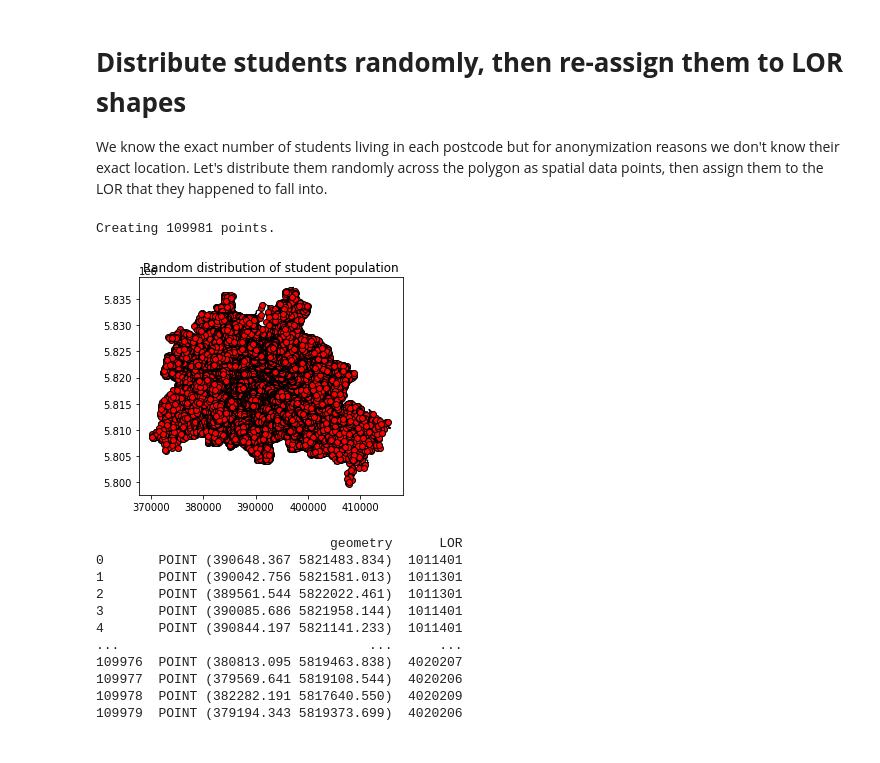
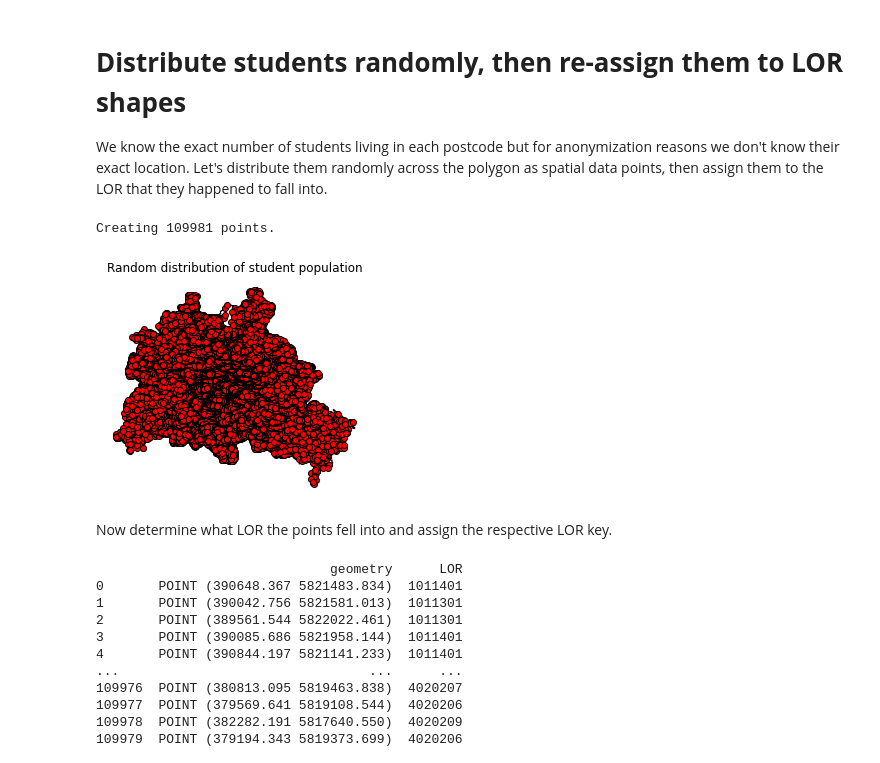
Before and after one commit to anwu-git/berlin-student-residence, a Jupyter notebook: berlin-student-residence.ipynb, the cells around one changed output. Cells and saved outputs as stored; diff of their text form; code cells hidden in the pictures.

```diff
--- a/berlin-student-residence.ipynb
+++ b/berlin-student-residence.ipynb
@@ -109,6 +111,7 @@ Datum: European Terrestrial Reference System 1989
 - Prime Meridian: Greenwich
 # %%
 #plotting the shapefile
+plt.rcParams['axes.labelsize'] = 16
 LOR.plot(edgecolor="white", linewidth=.5, figsize=(8,8))
 plt.title("Map of Berlin LOR shapefiles");
 plt.tight_layout()
@@ -342,34 +351,37 @@ random.seed(1337)
 def random_points_in_polygon(number, polygon):
     points = []
     min_x, min_y, max_x, max_y = polygon.bounds
     i= 0
     while i < number:
         point = Point(random.uniform(min_x, max_x), random.uniform(min_y, max_y))
         if polygon.contains(point):
             points.append(point)
             i += 1
     return points  # returns list of shapely point
 
 #go through each PLZ, get random points equal to 10% of the student population, create a list of them
 studpop_points = []
 for i in range(len(PLZ)):
     studpop_points_i = random_points_in_polygon(PLZ.iloc[i].students, PLZ.iloc[i].geometry)
     # / 10
     studpop_points = studpop_points + studpop_points_i
 
 print("Creating " + str(len(studpop_points)) + " points.")
 
 #now plot our points
 f, ax = plt.subplots(1)
 df1 = PLZ.geometry
 studpop_geo = gpd.GeoSeries((studpop_points),crs=crs)
 df1.plot(ax=ax, facecolor='none', edgecolor='k');
 studpop_geo.plot(ax=ax, facecolor="red", edgecolor='k');
 plt.title("Random distribution of student population");
+plt.axis("off")
 plt.show()
 # %% [output]
 Creating 109981 points.
-[figure, old version]
+[figure, new version]
+# %% [markdown]
+Now determine what LOR the points fell into and assign the respective LOR key.
 # %%
 #https://automating-gis-processes.github.io/CSC18/lessons/L4/point-in-polygon.html
 #create new dataframe with the point geometry a placeholder for the to-be-determined LOR
```
Also changed, not shown: parts of 10 cells of this notebook.
